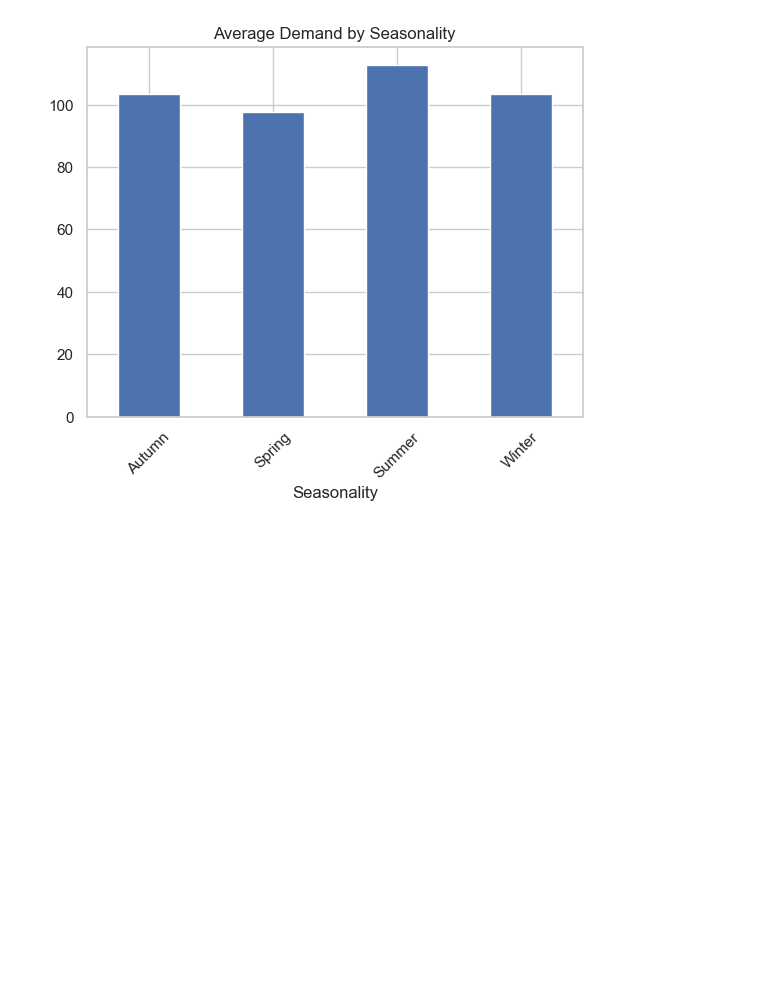
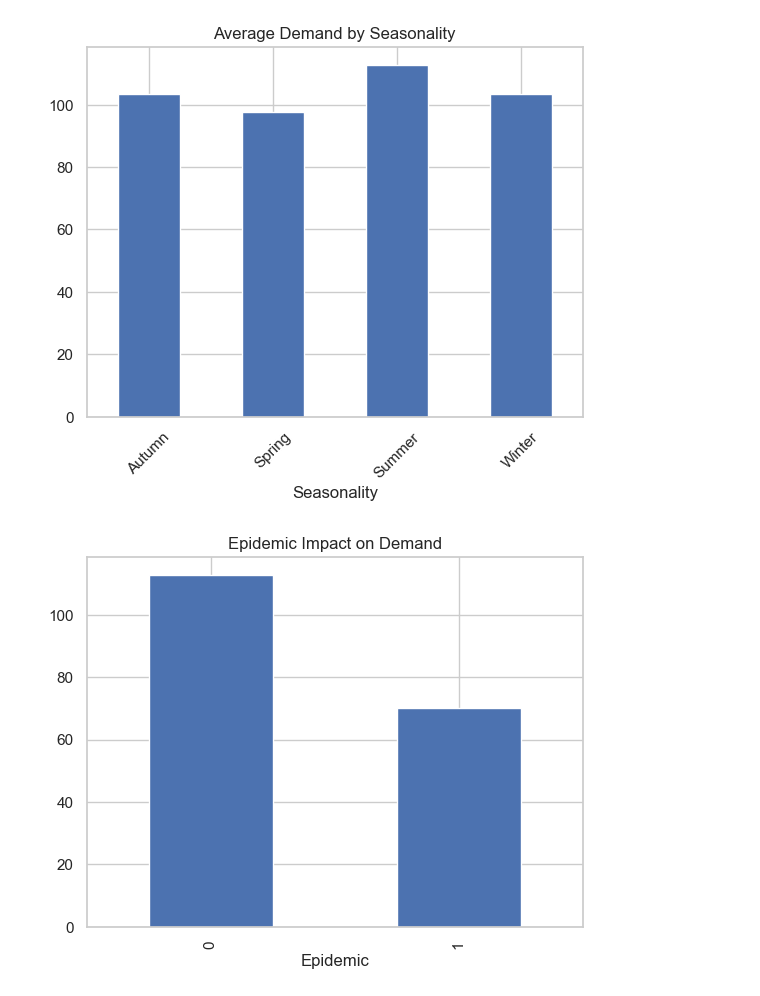
Before and after one commit to nayeem29dse/Demand-Forecast-model-with-streamlit-deployment, a Jupyter notebook: analysis.ipynb, the cells around one changed output. Saved outputs shown, nothing was run; the diff lists cells and outputs as text; code cells hidden in the pictures; blank space fills up the shorter version.

Commit message:
Epidemic Impact on Demand"

```diff
--- a/analysis.ipynb
+++ b/analysis.ipynb
@@ -311,3 +311,8 @@ plt.xticks(rotation=45)
 plt.show()
 # %% [output]
 [figure]
+# %%
+df.groupby("Epidemic")["Demand"].mean().plot(kind="bar", title="Epidemic Impact on Demand")
+plt.show()
+# %% [output]
+[figure, added]
```
